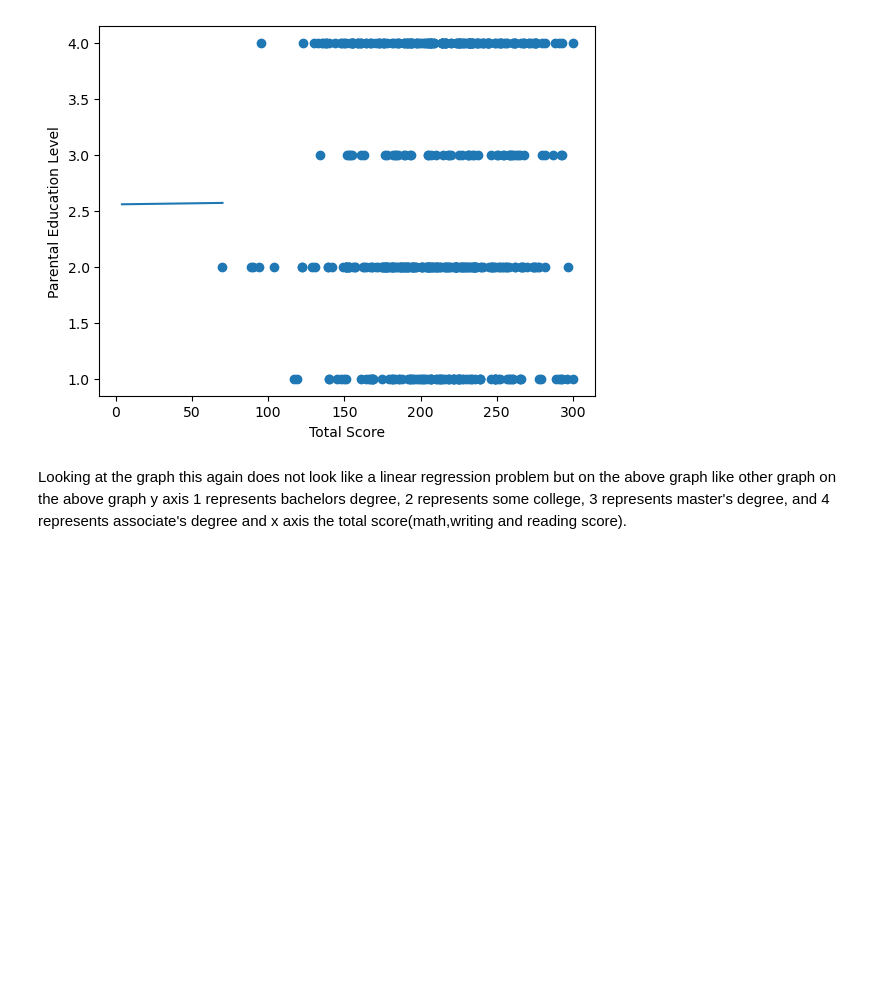
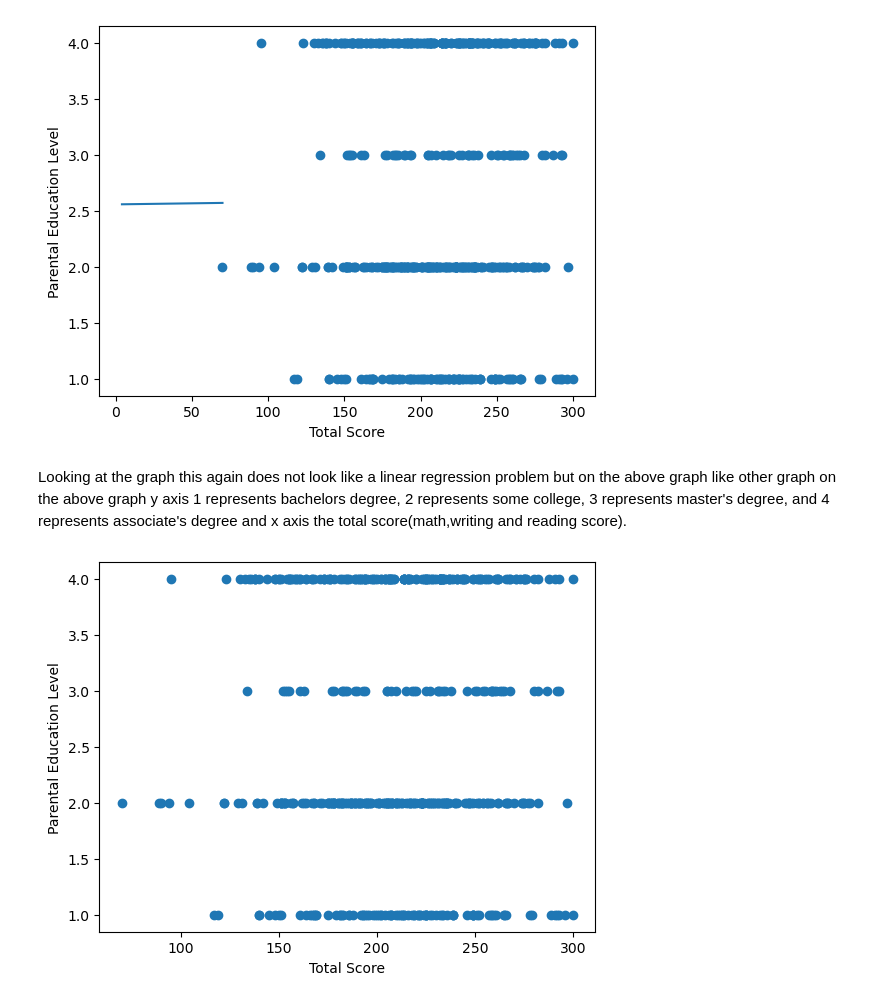
Before and after one commit to 44-566-Machine-Learning-S24/ml-s24-project-aarjap1, a Jupyter notebook: linear_regression.ipynb, the cells around one changed output. Drawn from its saved outputs; the diff is of its cells as text; code cells hidden in the pictures; blank space fills up the shorter version.

```diff
--- a/linear_regression.ipynb
+++ b/linear_regression.ipynb
@@ -176,3 +176,11 @@ plt.show()
 [figure]
 # %% [markdown]
 Looking at the graph this again does not look like a linear regression problem but on the above graph like other graph on the above graph y axis 1 represents bachelors degree, 2 represents some college, 3 represents master's degree, and 4 represents associate's degree and x axis the total score(math,writing and reading score).
+# %%
+import matplotlib.pyplot as plt
+plt.scatter(working_set["Total_Score",], working_set["encoded_education_level"])
+plt.xlabel("Total Score")
+plt.ylabel("Parental Education Level")
+plt.show()
+# %% [output]
+[figure, added]
```
Also changed, not shown: 4 other files.
